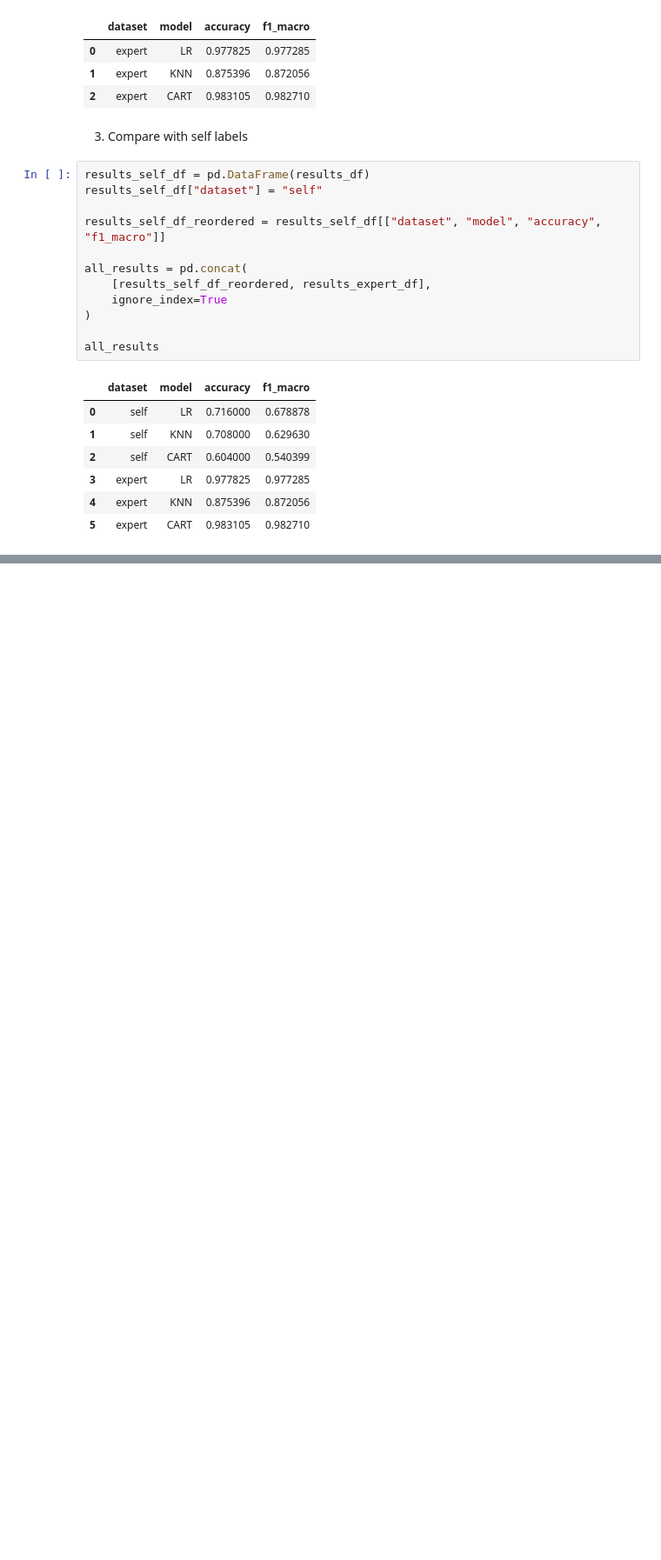
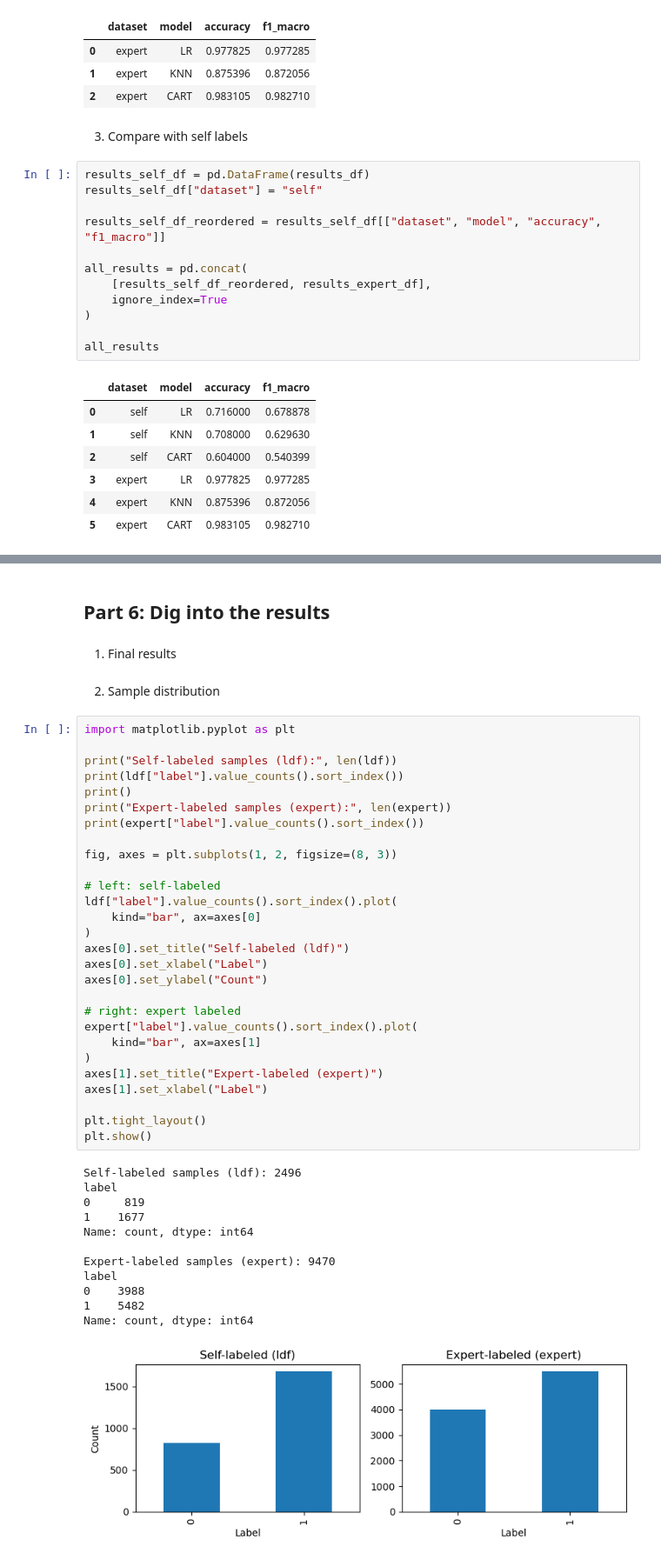
Before and after one commit to Jeandeng47/earnings-alpha, a Jupyter notebook: notebooks/final.ipynb, the cells around one changed output, grey strips where cells are left out. Shown at 87% size. Saved outputs shown, nothing was run; the diff lists cells and outputs as text; blank space fills up the shorter version.

Commit message:
explain results

```diff
--- a/notebooks/final.ipynb
+++ b/notebooks/final.ipynb
@@ -558,0 +663,47 @@ all_results
+# %% [markdown]
+## Part 6: Dig into the results
+# %% [markdown]
+1. Final results
+# %% [markdown]
+2. Sample distribution
+# %%
+import matplotlib.pyplot as plt
+
+print("Self-labeled samples (ldf):", len(ldf))
+print(ldf["label"].value_counts().sort_index())
+print()
+print("Expert-labeled samples (expert):", len(expert))
+print(expert["label"].value_counts().sort_index())
+
+fig, axes = plt.subplots(1, 2, figsize=(8, 3))
+
+# left: self-labeled
+ldf["label"].value_counts().sort_index().plot(
+    kind="bar", ax=axes[0]
+)
+axes[0].set_title("Self-labeled (ldf)")
+axes[0].set_xlabel("Label")
+axes[0].set_ylabel("Count")
+
+# right: expert labeled
+expert["label"].value_counts().sort_index().plot(
+    kind="bar", ax=axes[1]
+)
+axes[1].set_title("Expert-labeled (expert)")
+axes[1].set_xlabel("Label")
+
+plt.tight_layout()
+plt.show()
+# %% [output]
+Self-labeled samples (ldf): 2496
+label
+0     819
+1    1677
+Name: count, dtype: int64
+
+Expert-labeled samples (expert): 9470
+label
+0    3988
+1    5482
+Name: count, dtype: int64
+[figure, added]
```
Also changed, not shown: parts of 13 cells of this notebook.
